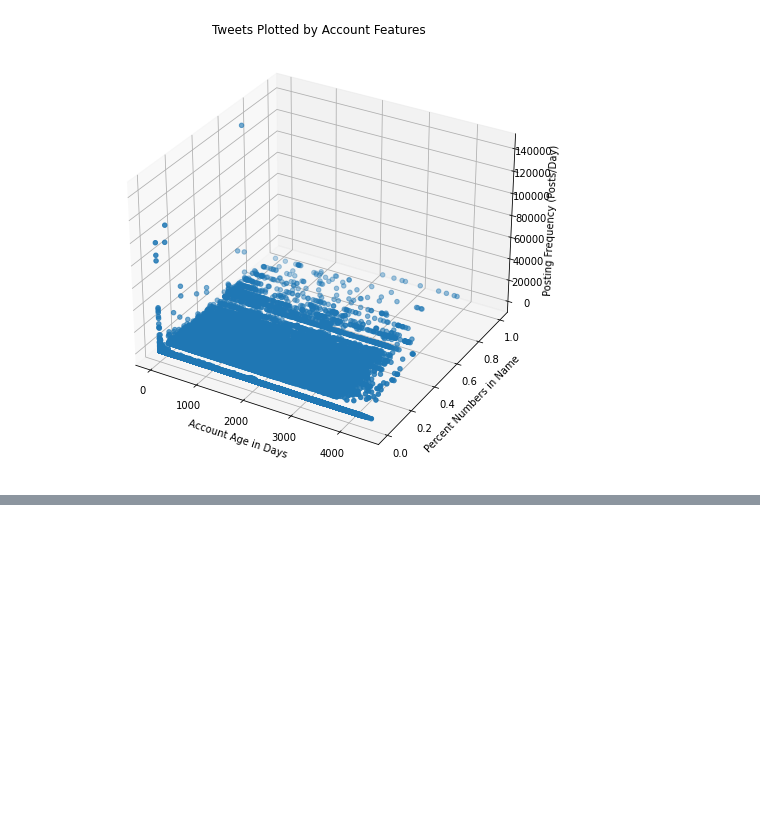
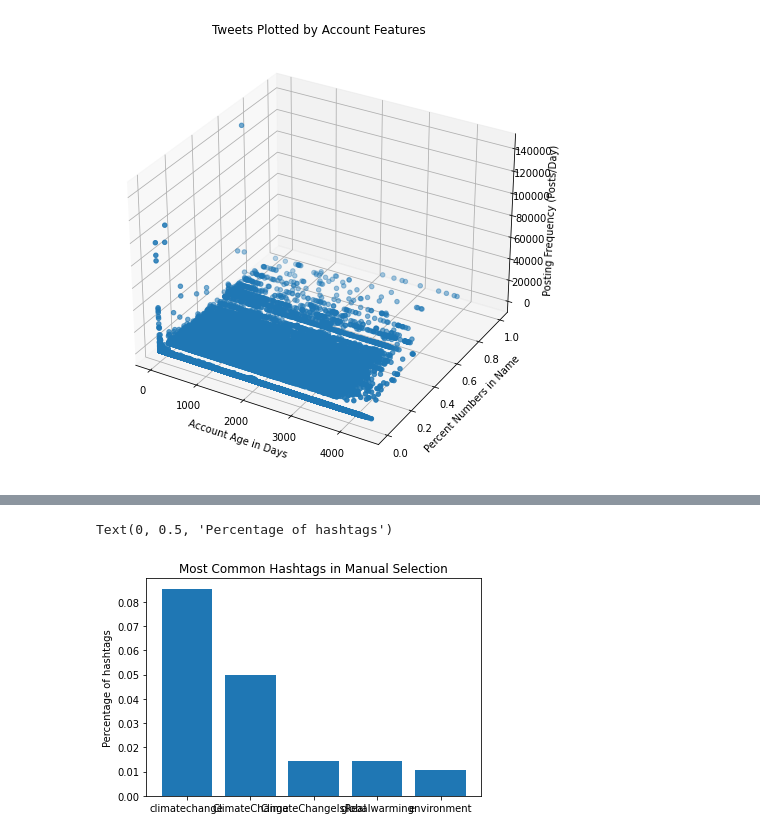
Before and after one commit to Oponn-1/ClimateChangeDisinformation, a Jupyter notebook: Proposal.ipynb, the cells around one changed output, grey strips where cells are left out. Saved outputs shown, nothing was run; the diff lists cells and outputs as text; code cells hidden in the pictures; blank space fills up the shorter version.

```diff
--- a/Proposal.ipynb
+++ b/Proposal.ipynb
@@ -519,0 +528,8 @@ df_bad["HasURL"].value_counts().plot(kind='bar')
+# %%
+plt.bar([i[0] for i in manual_hash_count.most_common(5)],
+        [i[1] / len(hashtags_manual) for i in manual_hash_count.most_common(5)])
+plt.title('Most Common Hashtags in Manual Selection')
+plt.ylabel('Percentage of hashtags')
+# %% [output]
+Text(0, 0.5, 'Percentage of hashtags')
+[figure, added]
```
Also changed, not shown: parts of 96 cells of this notebook.
